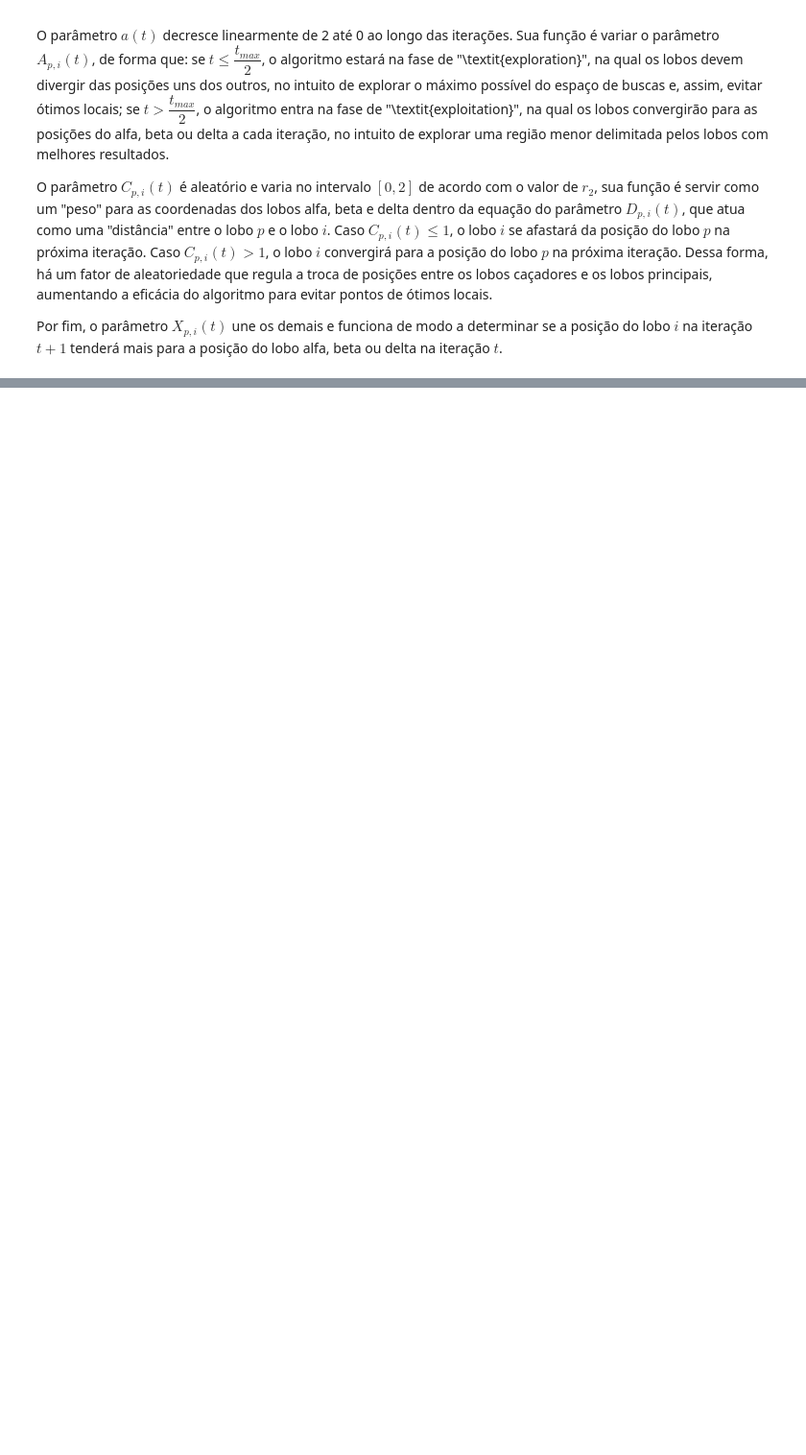
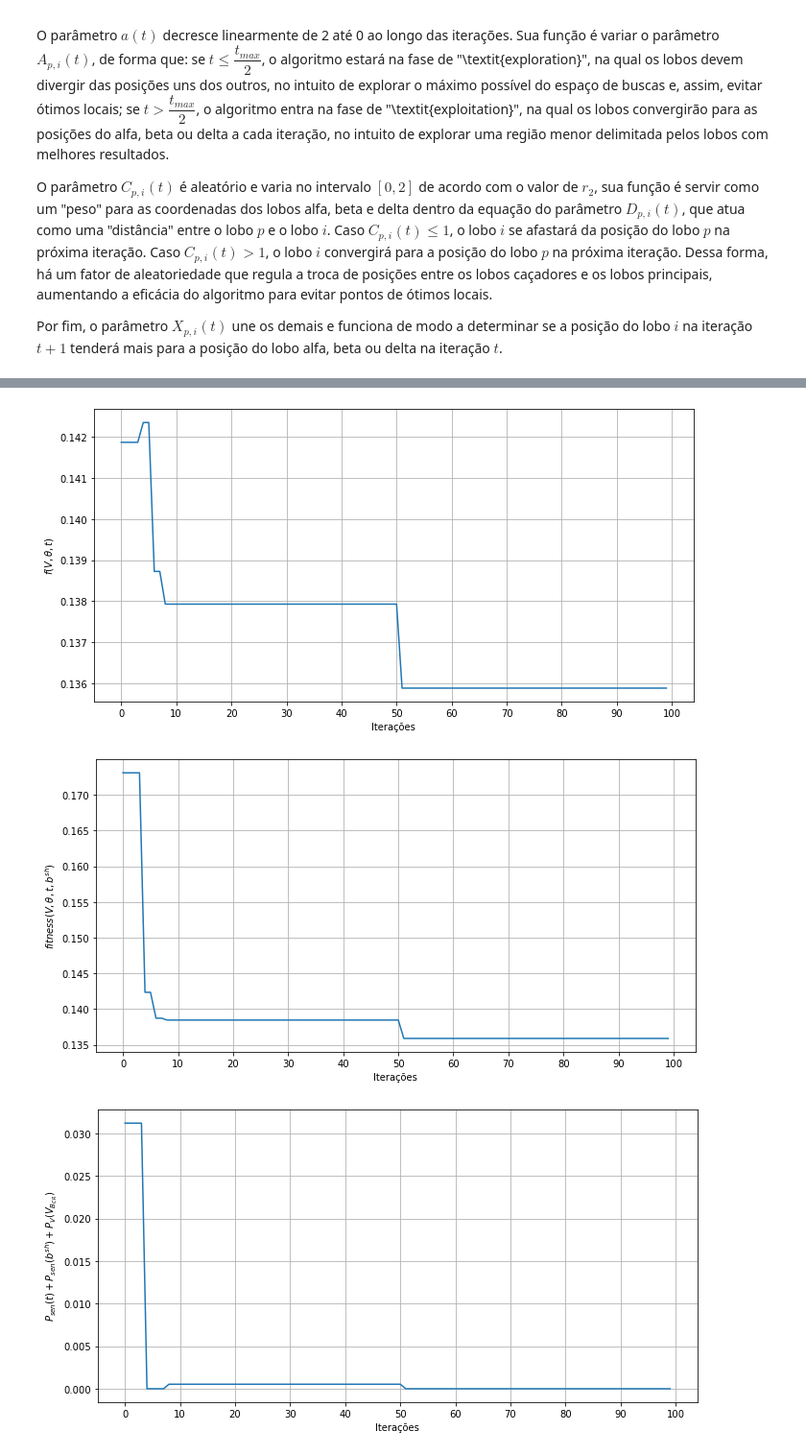
Before and after one commit to LeonardoCampos-EE/FPOR_GWO, a Jupyter notebook: FPORdiscreto_GWO_Demo.ipynb, the cells around one changed output, grey strips where cells are left out. Shown: that part at 96% size. Drawn from its saved outputs; the diff is of its cells as text; code cells hidden in the pictures; blank space fills up the shorter version.

```diff
--- a/FPORdiscreto_GWO_Demo.ipynb
+++ b/FPORdiscreto_GWO_Demo.ipynb
@@ -1328,0 +1351,6 @@ v, ang, sis, table = sistema_viz(res['alfa'], rede)
+# %%
+f = alg_viz(res)
+# %% [output]
+[figure, added]
+[figure, added]
+[figure, added]
```
Also changed, not shown: parts of 7 cells of this notebook.
